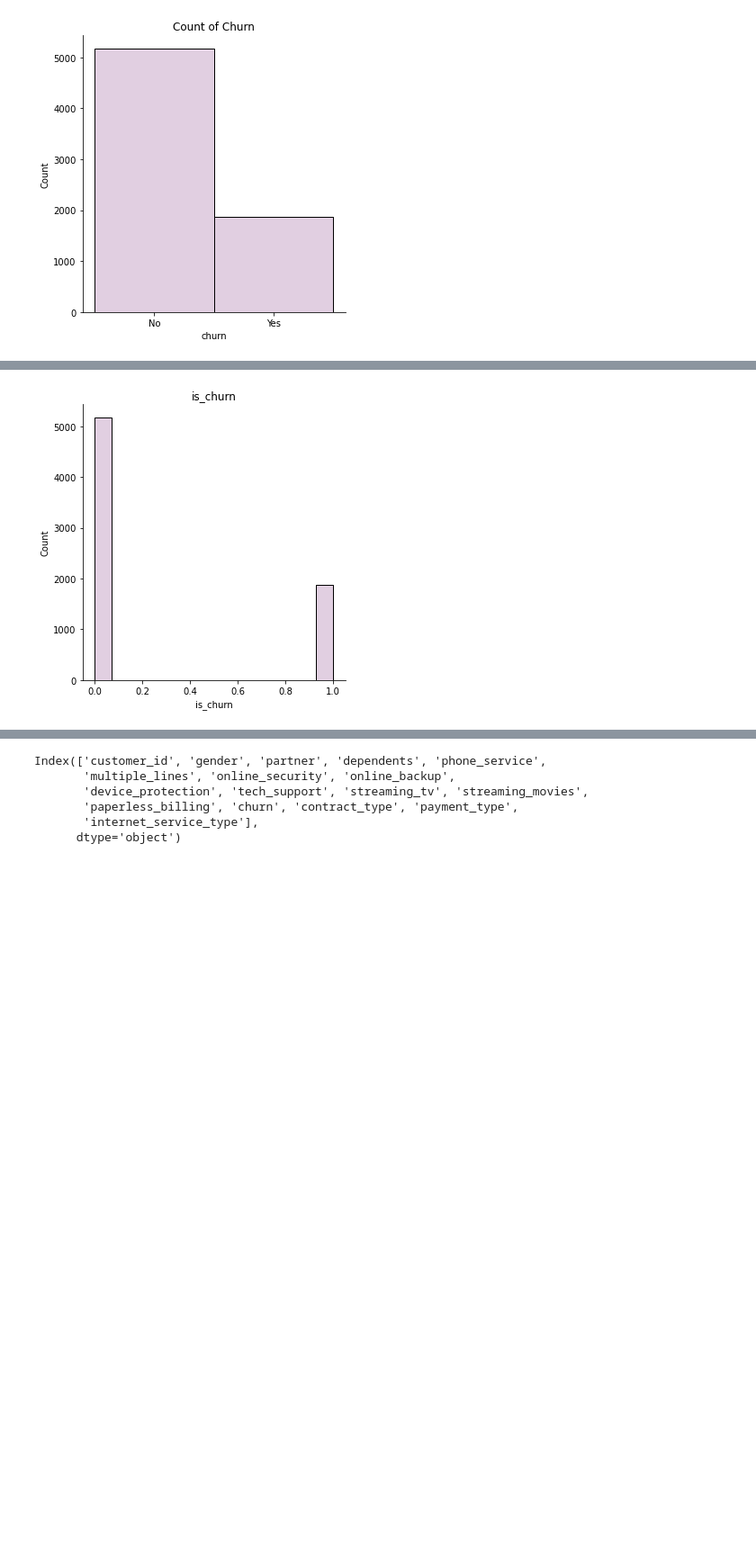
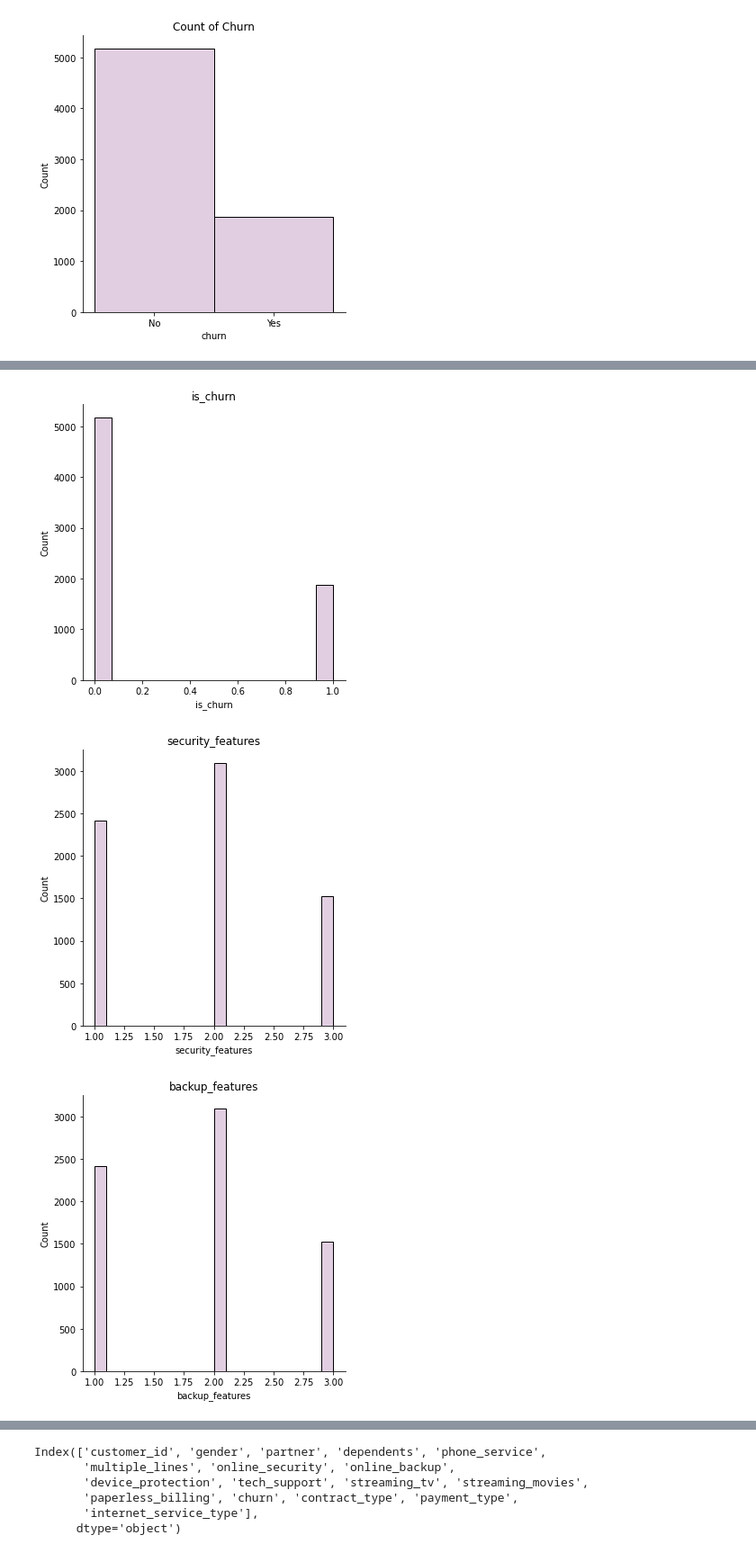
Before and after one commit to katherinesalazar/classification_project, a Jupyter notebook: churn_final.ipynb, the cells around one changed output, grey strips where cells are left out. Shown at 90% size. Cells and saved outputs as stored; diff of their text form; code cells hidden in the pictures; blank space fills up the shorter version.

```diff
--- a/churn_final.ipynb
+++ b/churn_final.ipynb
@@ -202,16 +219,17 @@ Index(['internet_service_type_id', 'payment_type_id', 'contract_type_id',
 # %%
 # Individual variable distributions are plotted for the numeric columns
 for col in num_cols:
     sns.displot(df, x=df[col], color = 'thistle').set(title=col)
-    plt.title= "col"
     plt.show()
 # %% [output]
 [figure]
 [figure]
 [figure]
 [figure]
 [figure]
 [figure]
 [figure]
 [figure]
 [figure]
+[figure, added]
+[figure, added]
```
Also changed, not shown: parts of 142 cells of this notebook.
